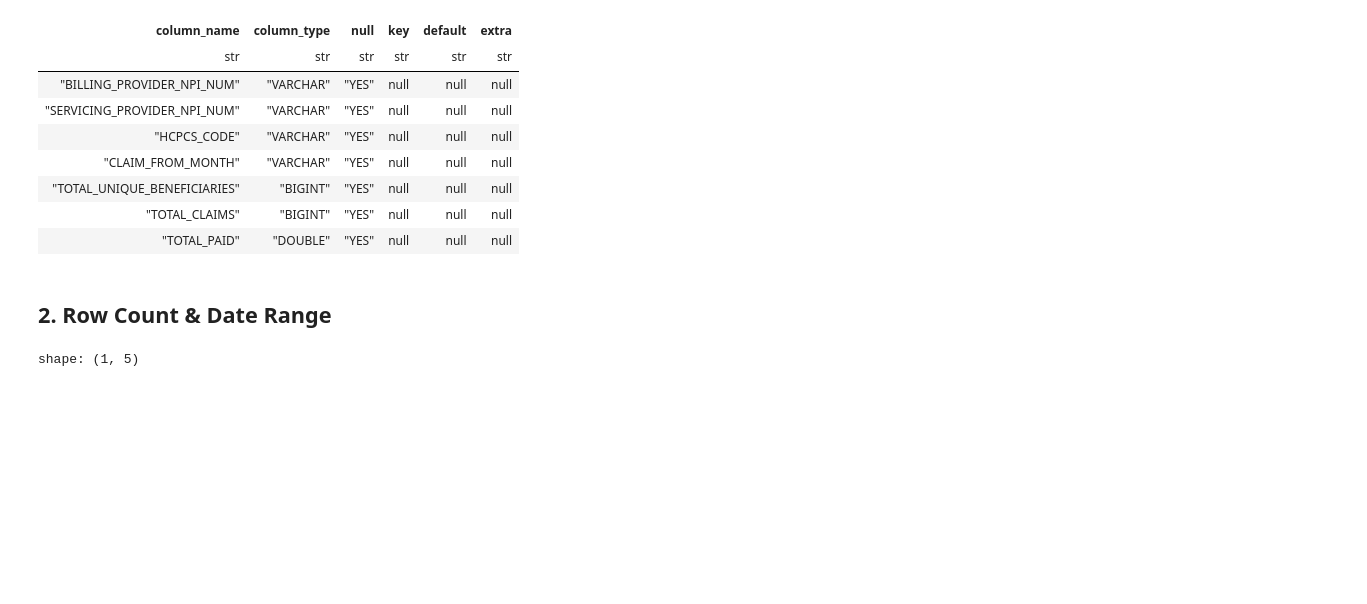
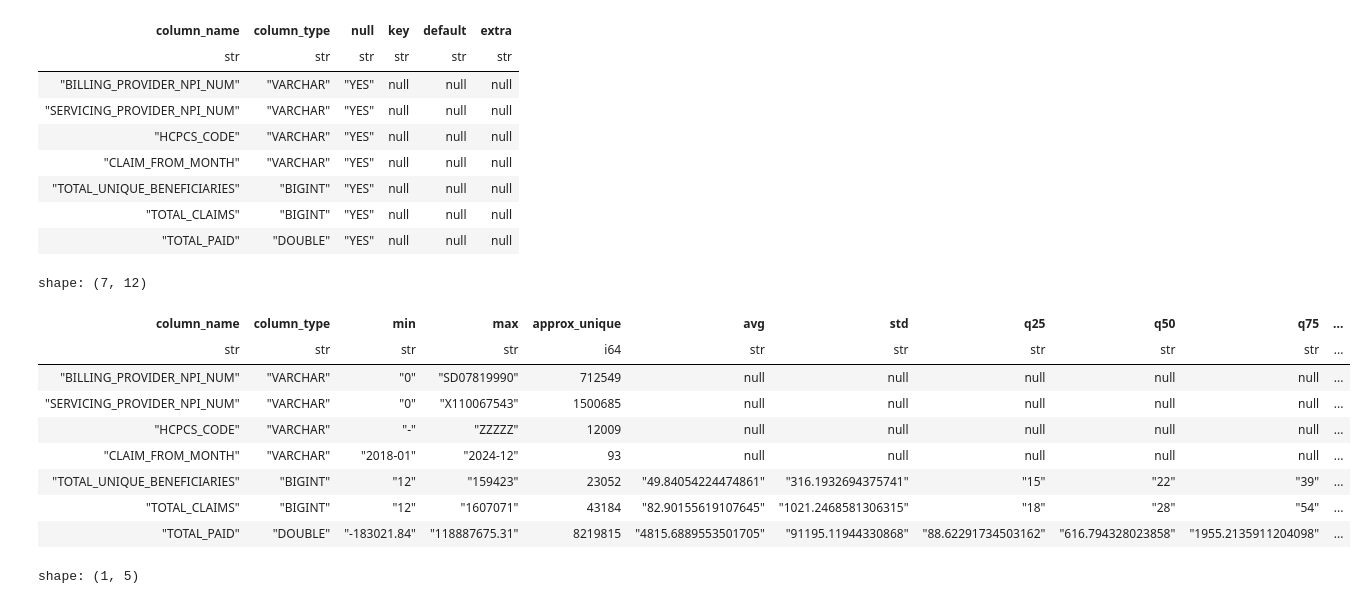
Before and after one commit to adilkassim/medicaid-provider-spending, a Jupyter notebook: notebooks/01_eda.ipynb, the cells around one changed output. Cells and saved outputs as stored; diff of their text form; code cells hidden in the pictures; blank space fills up the shorter version.

```diff
--- a/notebooks/01_eda.ipynb
+++ b/notebooks/01_eda.ipynb
@@ -37,8 +72,19 @@ shape: (7, 6)
 | "TOTAL_UNIQUE_BENEFICIARIES" | "BIGINT" | "YES" | null | null | null |
 | "TOTAL_CLAIMS" | "BIGINT" | "YES" | null | null | null |
 | "TOTAL_PAID" | "DOUBLE" | "YES" | null | null | null |
-# %% [markdown]
-## 2. Row Count & Date Range
+# %%
+con.sql("SUMMARIZE medicaid").pl()
+# %% [output]
+shape: (7, 12)
+| column_name | column_type | min | max | approx_unique | avg | std | q25 | q50 | q75 | ... |
+| str | str | str | str | i64 | str | str | str | str | str | ... |
+| "BILLING_PROVIDER_NPI_NUM" | "VARCHAR" | "0" | "SD07819990" | 712549 | null | null | null | null | null | ... |
+| "SERVICING_PROVIDER_NPI_NUM" | "VARCHAR" | "0" | "X110067543" | 1500685 | null | null | null | null | null | ... |
+| "HCPCS_CODE" | "VARCHAR" | "-" | "ZZZZZ" | 12009 | null | null | null | null | null | ... |
+| "CLAIM_FROM_MONTH" | "VARCHAR" | "2018-01" | "2024-12" | 93 | null | null | null | null | null | ... |
+| "TOTAL_UNIQUE_BENEFICIARIES" | "BIGINT" | "12" | "159423" | 23052 | "49.84054224474861" | "316.1932694375741" | "15" | "22" | "39" | ... |
+| "TOTAL_CLAIMS" | "BIGINT" | "12" | "1607071" | 43184 | "82.90155619107645" | "1021.2468581306315" | "18" | "28" | "54" | ... |
+| "TOTAL_PAID" | "DOUBLE" | "-183021.84" | "118887675.31" | 8219815 | "4815.6889553501705" | "91195.11944330868" | "88.62291734503162" | "616.794328023858" | "1955.2135911204098" | ... |
 # %%
 con.sql("""
     SELECT
```
Also changed, not shown: parts of 26 cells of this notebook, 2 other files.
